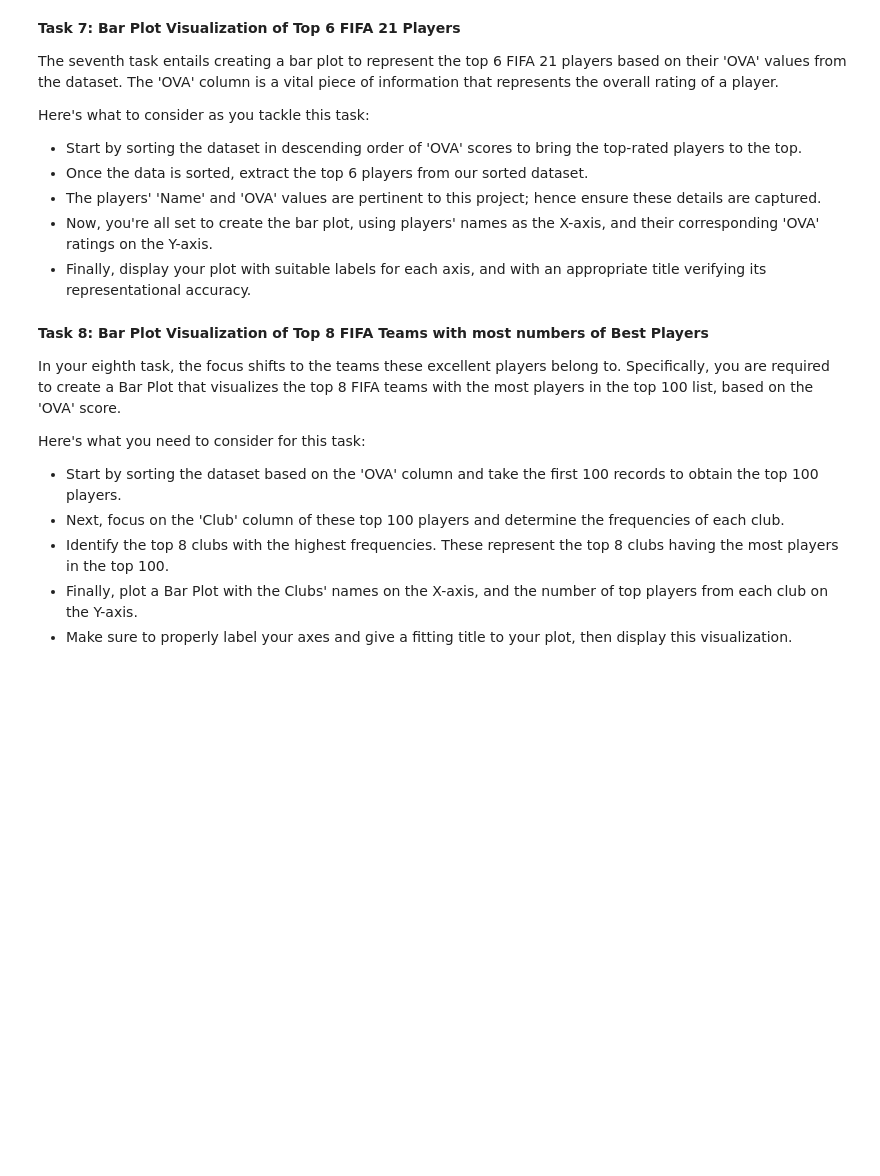
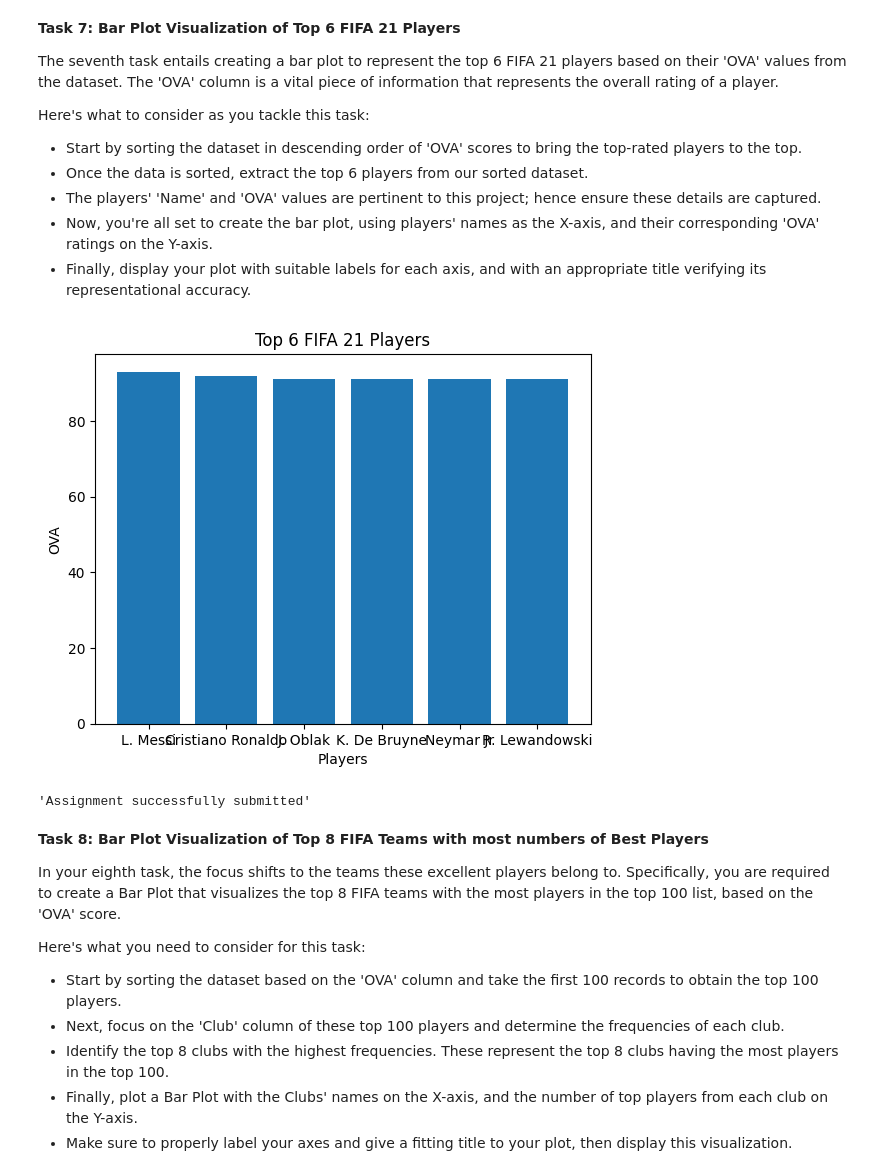
Before and after one commit to adityarifqyfauzan/mastering-ai, a Jupyter notebook: 01_fifa21_project.ipynb, the cells around one changed output. Cells and saved outputs as stored; diff of their text form; code cells hidden in the pictures; blank space fills up the shorter version.

```diff
--- a/01_fifa21_project.ipynb
+++ b/01_fifa21_project.ipynb
@@ -278,14 +319,23 @@ Here's what to consider as you tackle this task:
 # %%
 # @title #### 07. Bar Plot Creation - Top 6 Players
 
 # Put your code here:
+fifa_df = fifa_df.sort_values(by='↓OVA', ascending=False)
+top_6_players = fifa_df.head(6)
 
+plt.bar(top_6_players['Name'], top_6_players['↓OVA'])
+plt.xlabel('Players')
+plt.ylabel('OVA')
+plt.title('Top 6 FIFA 21 Players')
 
 plt.savefig('top-6-players.jpg', format='jpeg') # save image
 plt.show()
 # ---- End of your code ----
 
 submit_image(student_id, '07. Bar Plot Creation - Top 6 FIFA 21 Players', './top-6-players.jpg')
+# %% [output]
+[figure, added]
+'Assignment successfully submitted'
 # %% [markdown]
 **Task 8: Bar Plot Visualization of Top 8 FIFA Teams with most numbers of Best Players**
 
```
Also changed, not shown: parts of 11 cells of this notebook.
